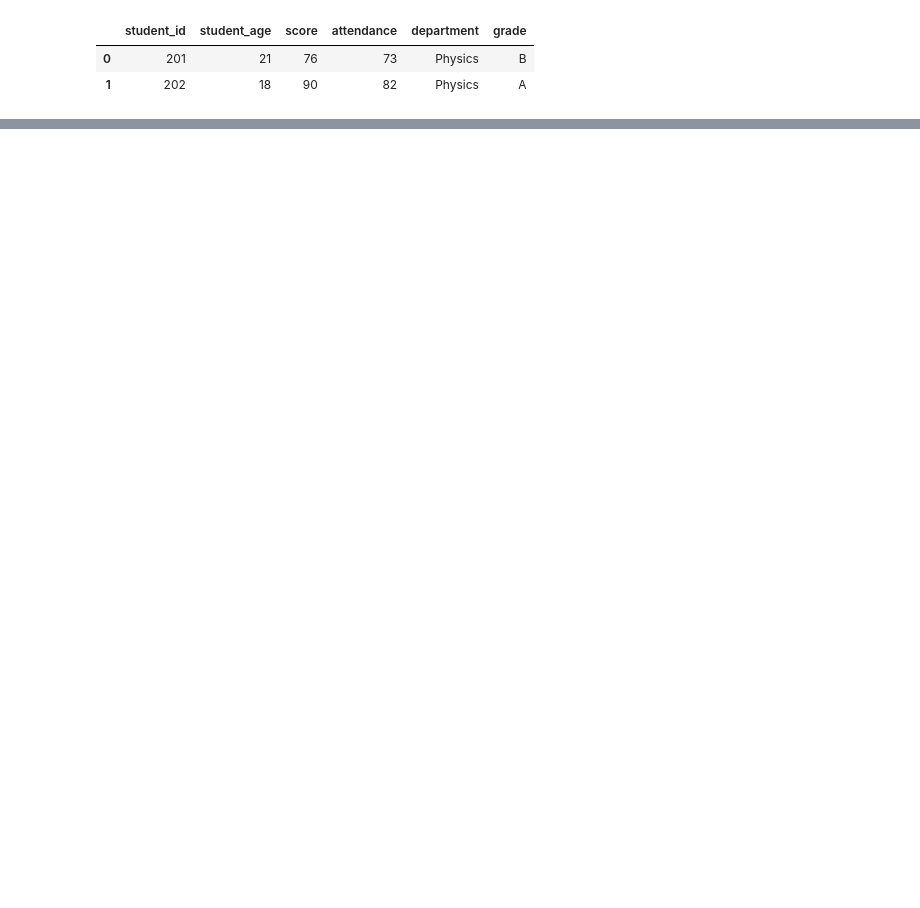
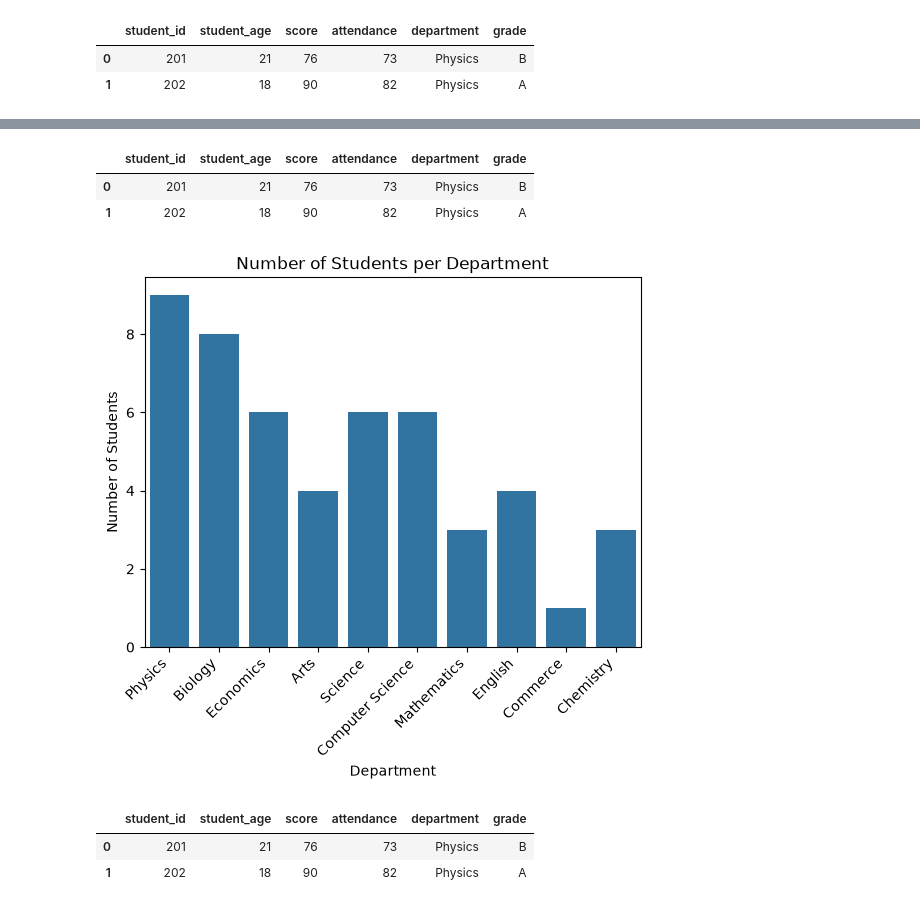
Before and after one commit to shohan12727/AI-ML, a Jupyter notebook: Assignment/Ass-3/practise.ipynb, the cells around one changed output, grey strips where cells are left out. Saved outputs shown, nothing was run; the diff lists cells and outputs as text; code cells hidden in the pictures; blank space fills up the shorter version.

```diff
--- a/Assignment/Ass-3/practise.ipynb
+++ b/Assignment/Ass-3/practise.ipynb
@@ -76,0 +77,21 @@ plt.show()
+# %%
+df.head(2)
+# %% [output]
+|  | student_id | student_age | score | attendance | department | grade |
+| 0 | 201 | 21 | 76 | 73 | Physics | B |
+| 1 | 202 | 18 | 90 | 82 | Physics | A |
+# %%
+sns.countplot(
+    data = df,
+    x = 'department'
+    )
+
+plt.title("Number of Students per Department")
+plt.xlabel("Department")
+plt.ylabel("Number of Students")
+
+plt.xticks(rotation= 45, ha="right")
+
+plt.show()
+# %% [output]
+[figure, added]
@@ -76,0 +100,6 @@ plt.show()
+# %%
+df.head(2)
+# %% [output]
+|  | student_id | student_age | score | attendance | department | grade |
+| 0 | 201 | 21 | 76 | 73 | Physics | B |
+| 1 | 202 | 18 | 90 | 82 | Physics | A |
```
Also changed, not shown: parts of 3 cells of this notebook, 36 other files.
